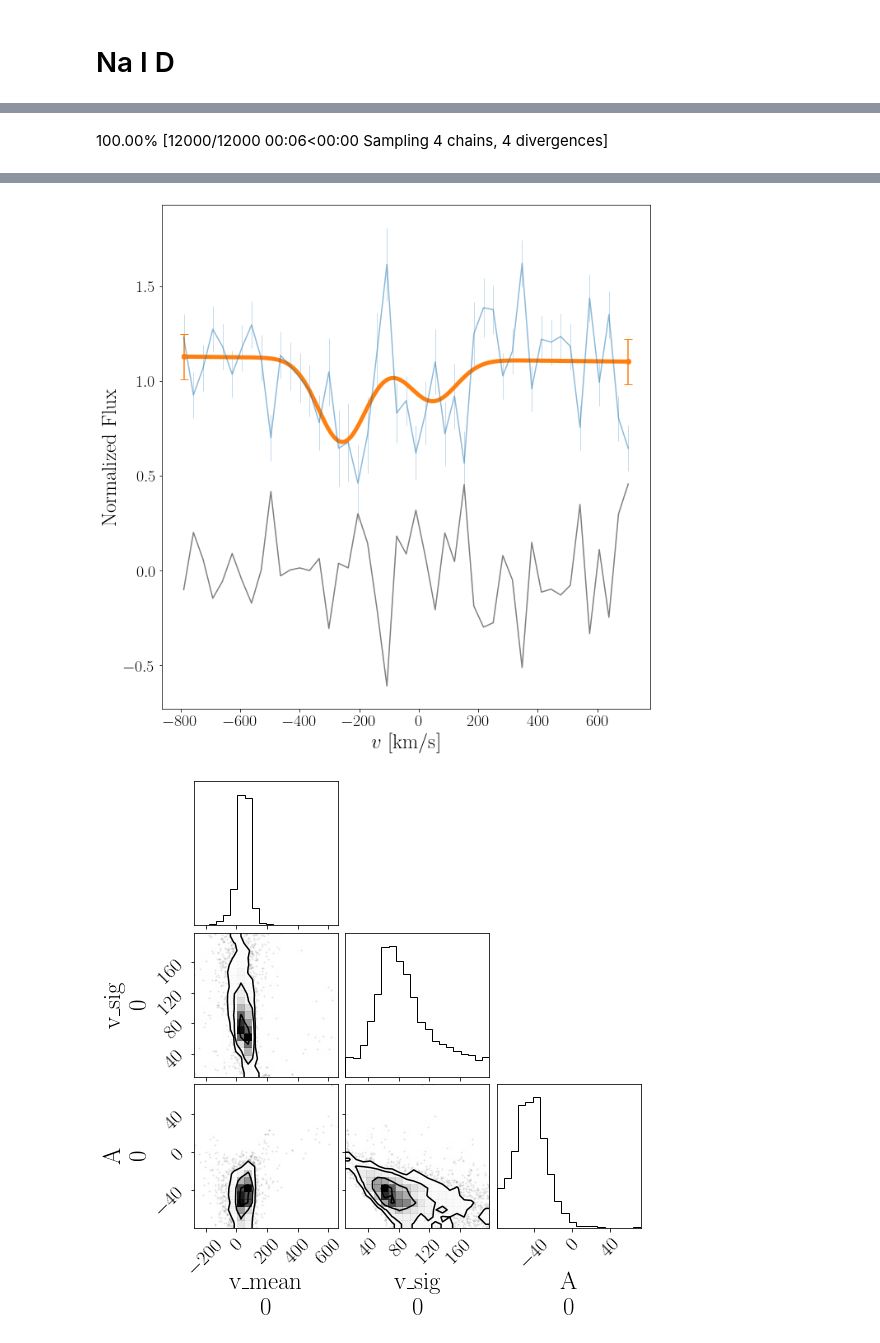
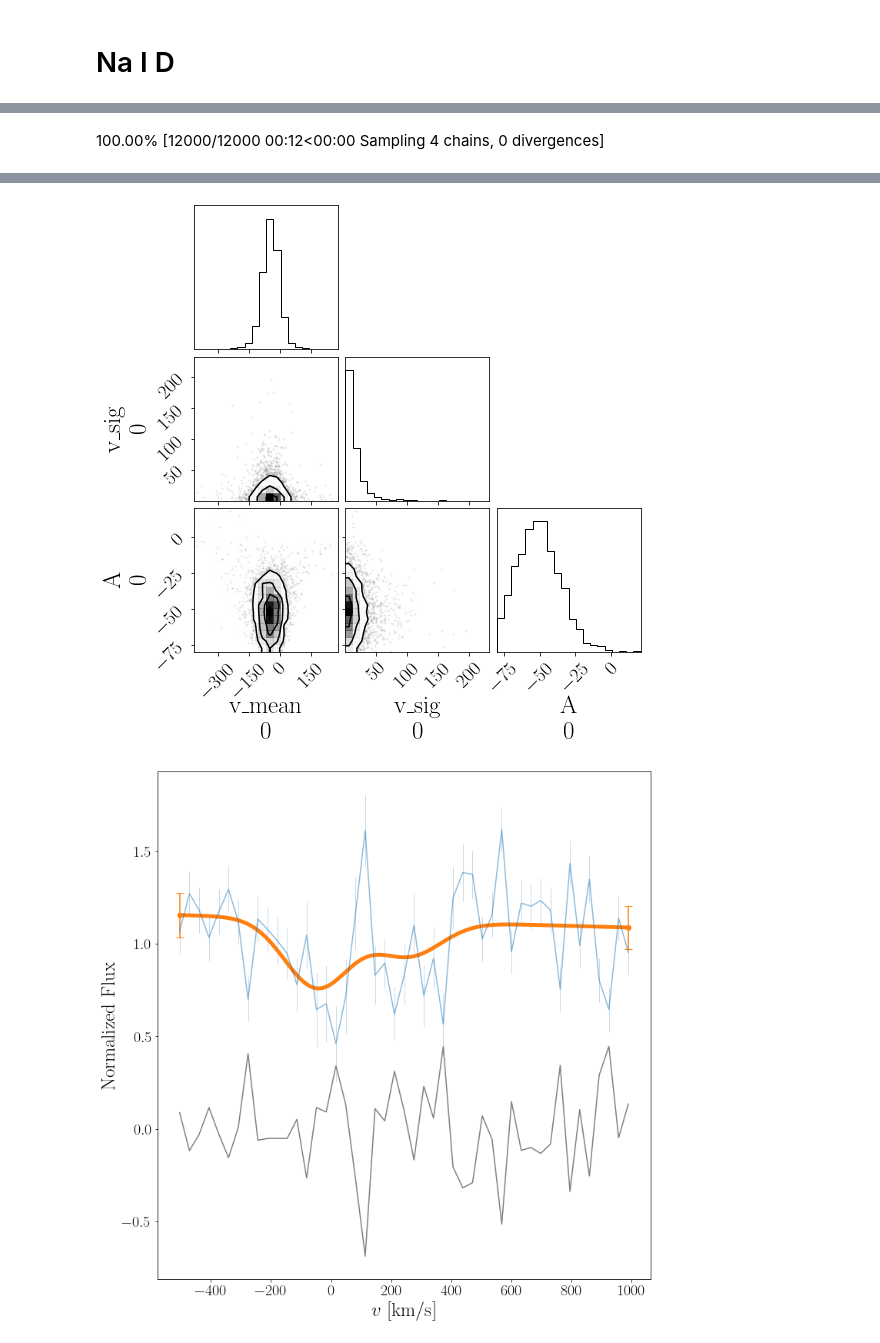
Before and after one commit to slowdivePTG/sn_line_velocities, a Jupyter notebook: narrow_absorption.ipynb, the cells around one changed output, grey strips where cells are left out. Saved outputs shown, nothing was run; the diff lists cells and outputs as text; code cells hidden in the pictures.

```diff
--- a/narrow_absorption.ipynb
+++ b/narrow_absorption.ipynb
@@ -4,10 +1,7 @@
 # %% [markdown]
 This is an example for Na I D equivalent width (EW) estimation.
 # %%
-import sys
-sys.path.append('./tools/')
-import absorption_line_vel as vel
-from absorption_line_vel import SpectrumSN_Lines, AbsorbLine
+from sn_line_vel.SpectrumSN import SpectrumSN
 
 import pymc as pm
 import arviz as az
@@ -16,7 +10,7 @@ import numpy as np
 # read spec data
 z = 0.0307
 spec = './test_data/host_20220331_Keck2_corrected.ascii'
-Spec = SpectrumSN_Lines(spec, 0)
+Spec = SpectrumSN(spec, 0, 5000/2100)
 # %% [markdown]
 # Na I D
 # %%
@@ -27,14 +21,16 @@ Spec.plot_line_region(5880, 5915)
 # %%
-Spec.add_line('NaI_D', 5880, 5910, lines=[
-              [5889.950, 5895.924]], rel_strength=[[2, 1]])
+Spec.add_line("NaI_D", 5880, 5910, lines=[[5889.950, 5895.924]], rel_strength=[[2, 1]])
 # %%
-trace_NaI, Model_NaI = Spec.line['NaI_D'].MCMC_sampler(
-    vel_mean_mu=[0], vel_mean_sig=[2e2], #typical velocity dispersion <= 200 km/s
-    vel_var_lim=[1e2, 4e4],
+trace_NaI, Model_NaI, ax = Spec.line["NaI_D"].MCMC_sampler(
+    vel_mean_mu=[0],
+    vel_mean_sig=[2e2],
+    ln_vel_sig_mu=np.log([2e2]),
+    ln_vel_sig_sig=[1],
     A_lim=[-8e1, 8e1],
-    nburn=2000,
     target_accept=0.95,
-    initial=[1, 1, 0, 8, -30], Plot_mcmc=True)
+    plot_mcmc=True,
+    initial=(1,1,0,5,-1e1)
+)
 # %% [output]
 Auto-assigning NUTS sampler...
 Initializing NUTS using jitter+adapt_diag...
@@ -43 +39 @@ NUTS: [blue_fl, red_fl, A, v_mean, ln_v_var, sigma_0]
-100.00% [12000/12000 00:06<00:00 Sampling 4 chains, 4 divergences]
+100.00% [12000/12000 00:12<00:00 Sampling 4 chains, 0 divergences]
@@ -60,2 +54,2 @@ EW_0        479.521  1.006
-[figure, old version]
+[figure, new version]
-[figure, old version]
+[figure, new version]
```
Also changed, not shown: parts of 8 cells of this notebook, 14 other files.
